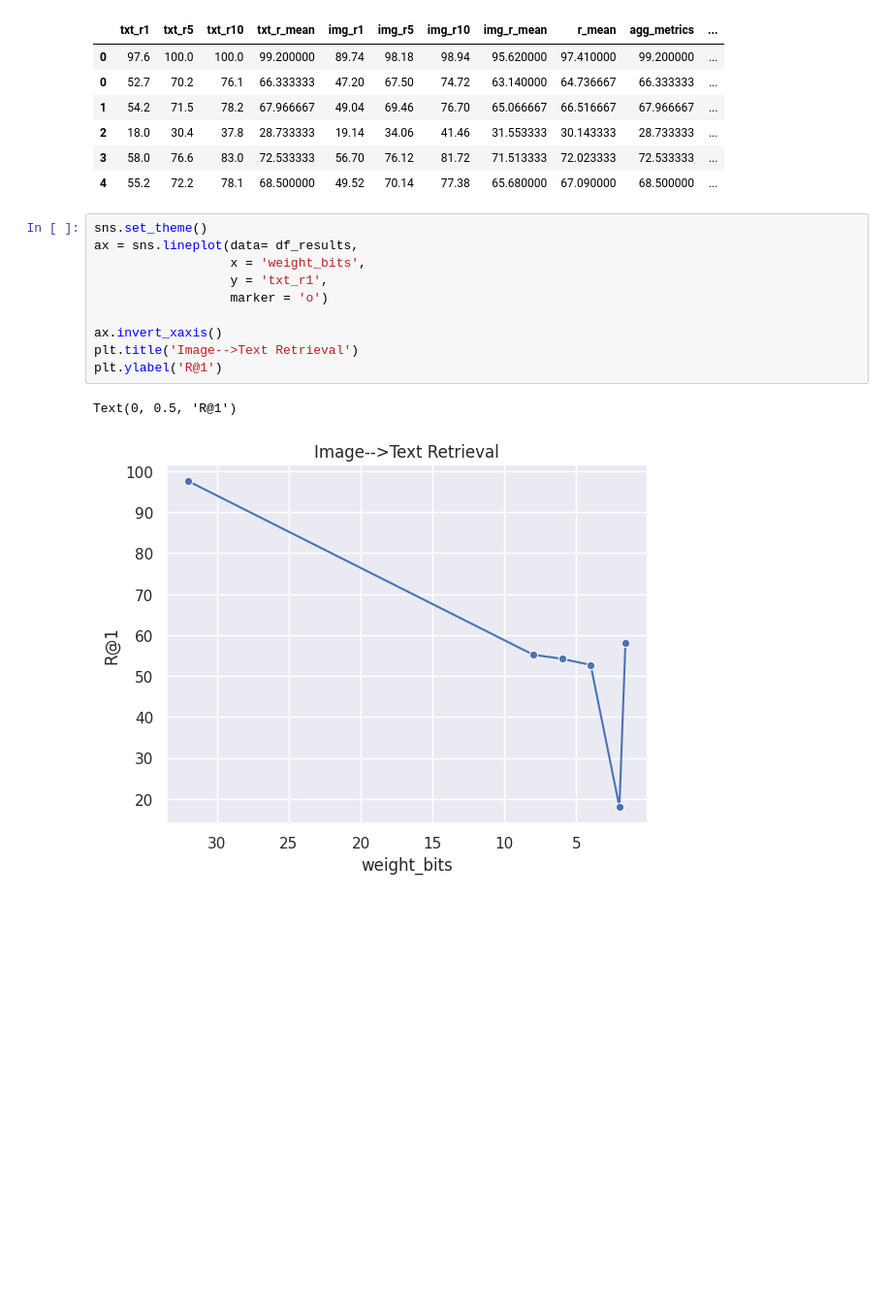
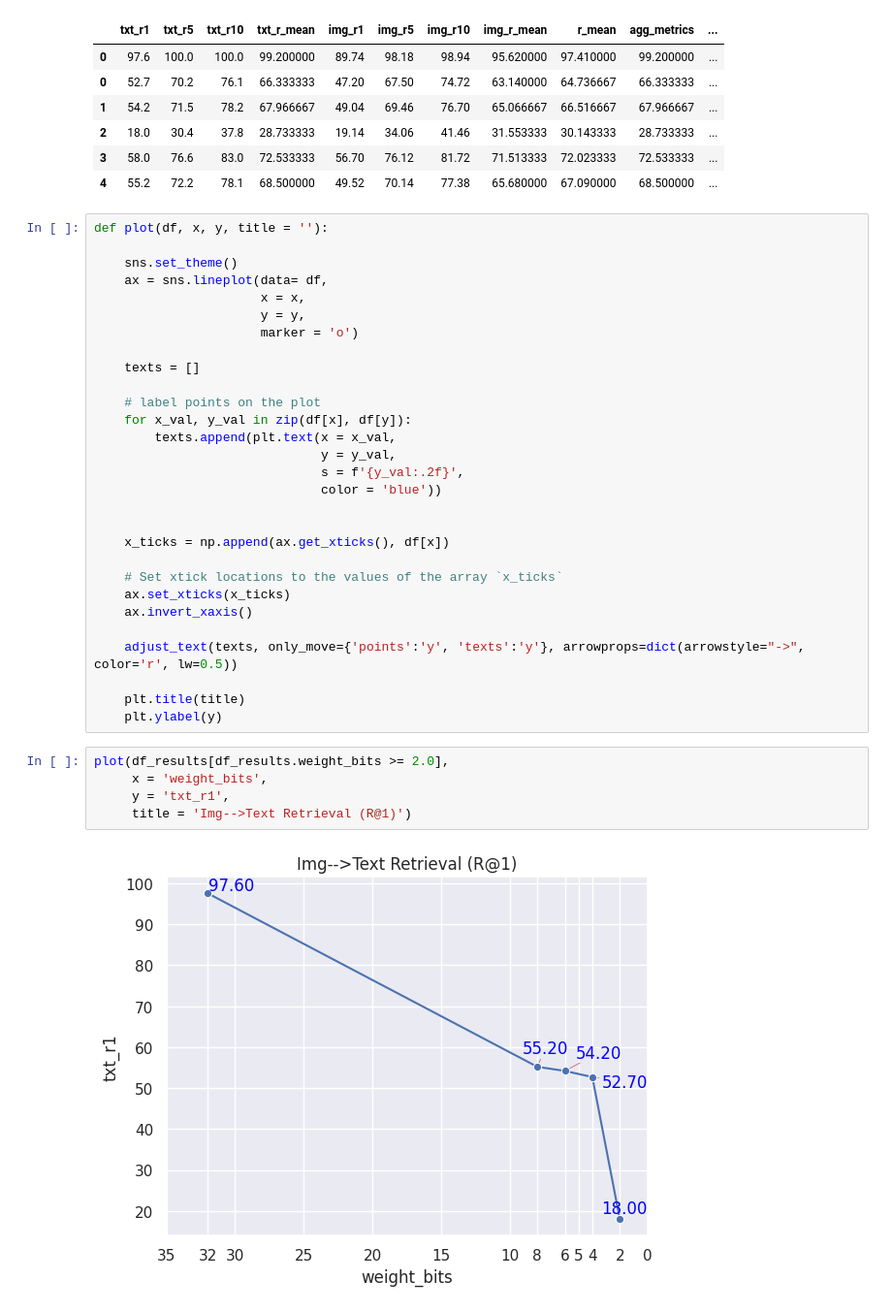
Before and after one commit to Vincent-La/multi_modal_quant, a Jupyter notebook: notebooks/blip2_flickr_postprocessing.ipynb, the cells around one changed output. Shown at 97% size. Saved outputs shown, nothing was run; the diff lists cells and outputs as text; blank space fills up the shorter version.

Commit message:
edits to plots

```diff
--- a/notebooks/blip2_flickr_postprocessing.ipynb
+++ b/notebooks/blip2_flickr_postprocessing.ipynb
@@ -72,17 +72,40 @@ df_results
 | 2 | 18.0 | 30.4 | 37.8 | 28.733333 | 19.14 | 34.06 | 41.46 | 31.553333 | 30.143333 | 28.733333 | ... |
 | 3 | 58.0 | 76.6 | 83.0 | 72.533333 | 56.70 | 76.12 | 81.72 | 71.513333 | 72.023333 | 72.533333 | ... |
 | 4 | 55.2 | 72.2 | 78.1 | 68.500000 | 49.52 | 70.14 | 77.38 | 65.680000 | 67.090000 | 68.500000 | ... |
+# %%
+def plot(df, x, y, title = ''):
+
+    sns.set_theme()
+    ax = sns.lineplot(data= df,
+                      x = x,
+                      y = y,
+                      marker = 'o')
+
+    texts = []
+
+    # label points on the plot
+    for x_val, y_val in zip(df[x], df[y]):
+        texts.append(plt.text(x = x_val,
+                              y = y_val,
+                              s = f'{y_val:.2f}',
+                              color = 'blue'))
+
+
+    x_ticks = np.append(ax.get_xticks(), df[x])
+
+    # Set xtick locations to the values of the array `x_ticks`
+    ax.set_xticks(x_ticks)
+    ax.invert_xaxis()
+
+    adjust_text(texts, only_move={'points':'y', 'texts':'y'}, arrowprops=dict(arrowstyle="->", color='r', lw=0.5))
+
+    plt.title(title)
+    plt.ylabel(y)
 # %%
-sns.set_theme()
-ax = sns.lineplot(data= df_results,
-                  x = 'weight_bits',
-                  y = 'txt_r1',
-                  marker = 'o')
-
-ax.invert_xaxis()
-plt.title('Image-->Text Retrieval')
-plt.ylabel('R@1')
+plot(df_results[df_results.weight_bits >= 2.0],
+     x = 'weight_bits',
+     y = 'txt_r1',
+     title = 'Img-->Text Retrieval (R@1)')
 # %% [output]
-Text(0, 0.5, 'R@1')
-[figure, old version]
+[figure, new version]
 # %%
```
Also changed, not shown: parts of 3 cells of this notebook.
